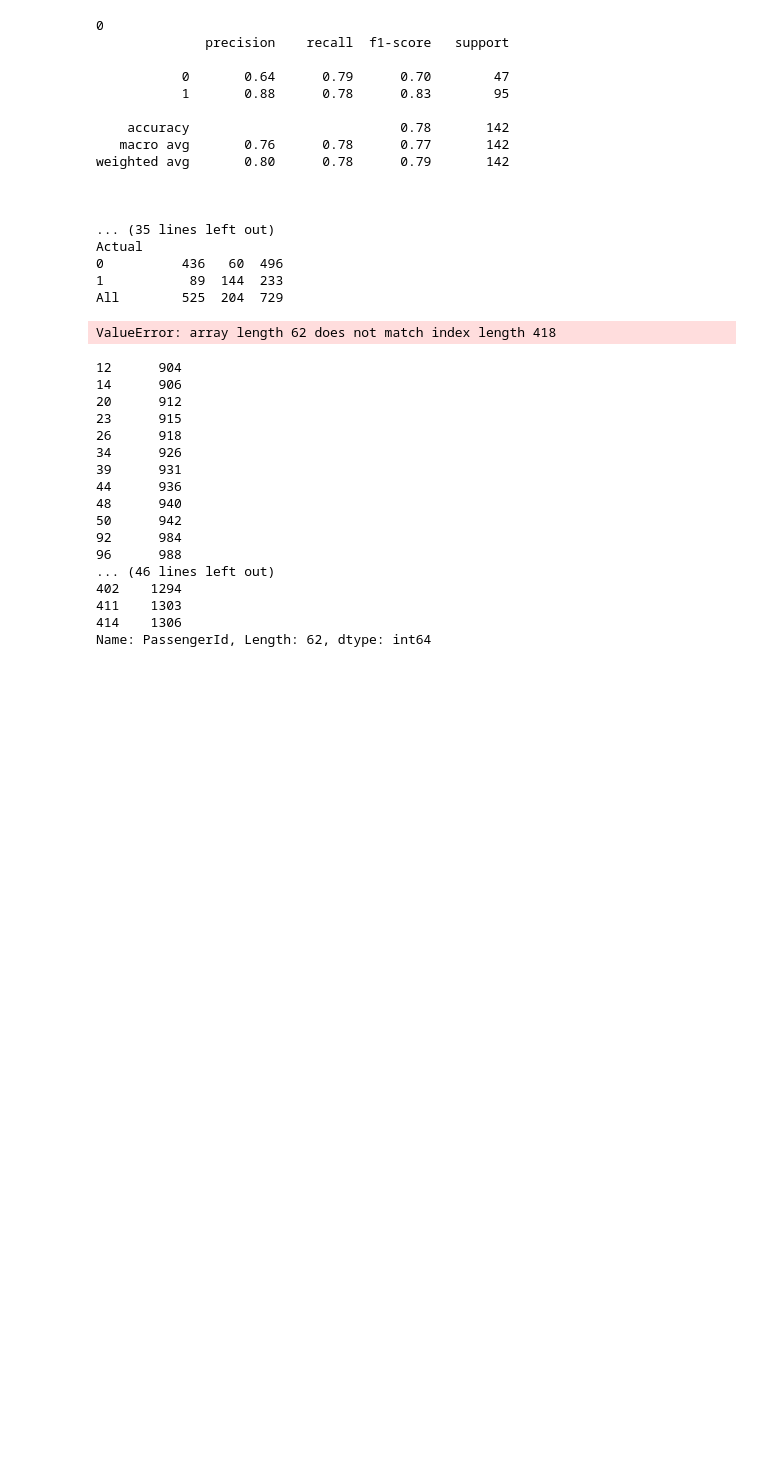
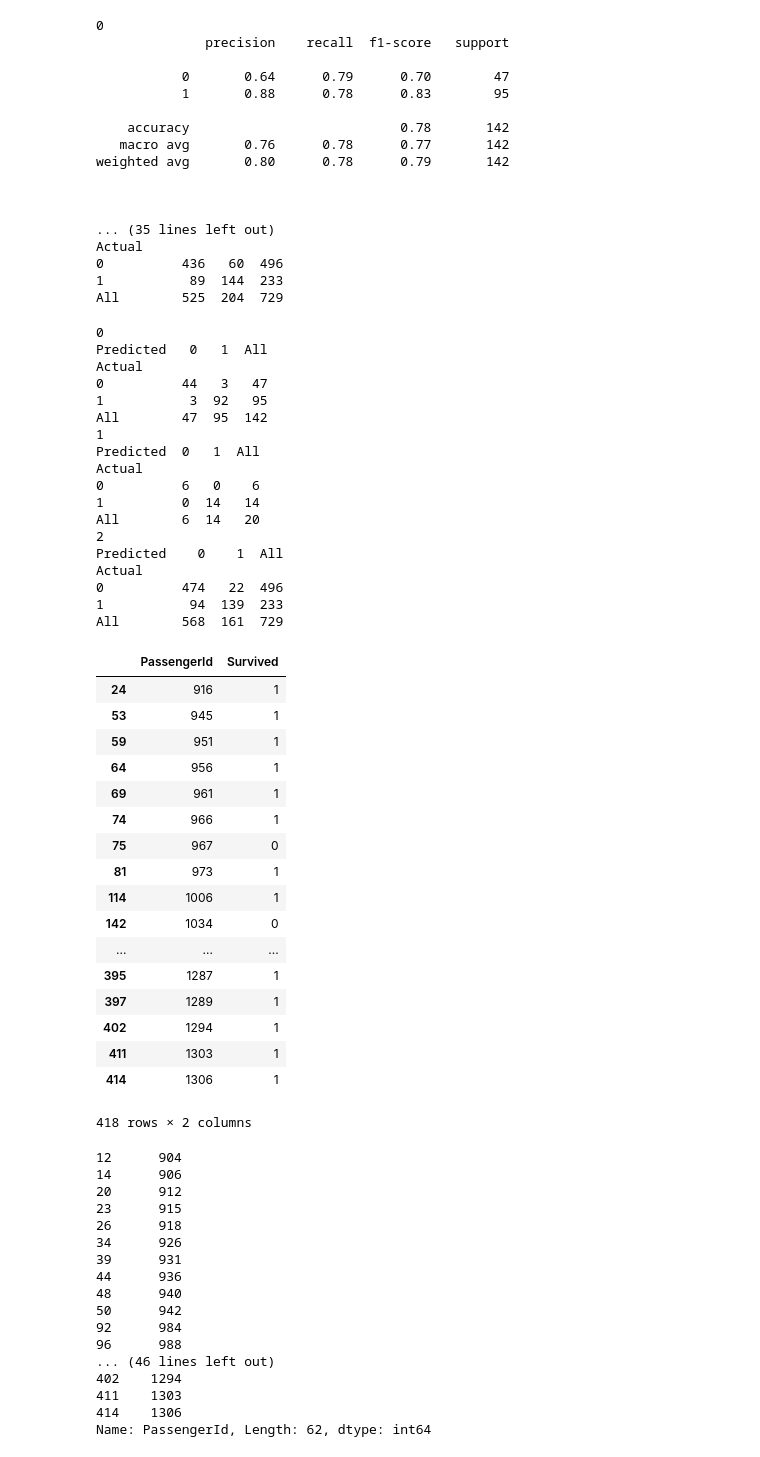
Before and after one commit to 16kesun/Titanic, a Jupyter notebook: Kevin Titanic.ipynb, the cells around one changed output. Saved outputs shown, nothing was run; the diff lists cells and outputs as text; code cells hidden in the pictures; blank space fills up the shorter version.

Commit message:
clustered random forests

```diff
--- a/Kevin Titanic.ipynb
+++ b/Kevin Titanic.ipynb
@@ -407,15 +407,70 @@ Actual
 0          436   60  496
 1           89  144  233
 All        525  204  729
-# %%
-X = train.loc[:, features]
-train.loc[train['cluster'] == 0, features]
-
-predictions_test = lr.predict(X_test)
-df_pred = pd.DataFrame({'PassengerId':test['PassengerId'], 'Survived':predictions_test})
-df_pred
-# %% [output]
-ValueError: array length 62 does not match index length 418
+# %%
+X = train.loc[:, features]
+y = train.loc[:,'Survived']
+
+X_test = test.loc[:, features]
+
+forest = RandomForestClassifier(n_estimators = 100, max_depth = 5)
+#empty_df = pd.DataFrame(columns=['PassengerId', 'Survived'])
+empty_df = []
+for i in [0,1,2]:
+    X = train.loc[train['cluster'] == i, features]
+    y = train.loc[train['cluster'] == i, 'Survived']
+    forest.fit(X,y)
+    predictions = forest.predict(X)
+    print(i)
+    #print(classification_report(y, predictions))
+    #print('\n')
+    print(pd.crosstab(y, predictions, rownames=['Actual'], colnames=['Predicted'], margins=True))
+    X_test = test.loc[test['cluster'] == i, features]
+    predictions_test = forest.predict(X_test)
+    df_pred = pd.DataFrame({'PassengerId':test.loc[test['cluster'] == i]['PassengerId'],
+                            'Survived':predictions_test})
+    empty_df.append(df_pred)
+
+df_pred7 = pd.concat([empty_df[0],empty_df[1],empty_df[2]])
+df_pred7
+#clustered_forest = df_pred7.to_csv('clustered_forest',index=False)
+# %% [output]
+0
+Predicted   0   1  All
+Actual
+0          44   3   47
+1           3  92   95
+All        47  95  142
+1
+Predicted  0   1  All
+Actual
+0          6   0    6
+1          0  14   14
+All        6  14   20
+2
+Predicted    0    1  All
+Actual
+0          474   22  496
+1           94  139  233
+All        568  161  729
+|  | PassengerId | Survived |
+| 24 | 916 | 1 |
+| 53 | 945 | 1 |
+| 59 | 951 | 1 |
+| 64 | 956 | 1 |
+| 69 | 961 | 1 |
+| 74 | 966 | 1 |
+| 75 | 967 | 0 |
+| 81 | 973 | 1 |
+| 114 | 1006 | 1 |
+| 142 | 1034 | 0 |
+| ... | ... | ... |
+| 395 | 1287 | 1 |
+| 397 | 1289 | 1 |
+| 402 | 1294 | 1 |
+| 411 | 1303 | 1 |
+| 414 | 1306 | 1 |
+418 rows × 2 columns
 # %%
 test.loc[test['cluster'] == i]["PassengerId"]
 # %% [output]
```
